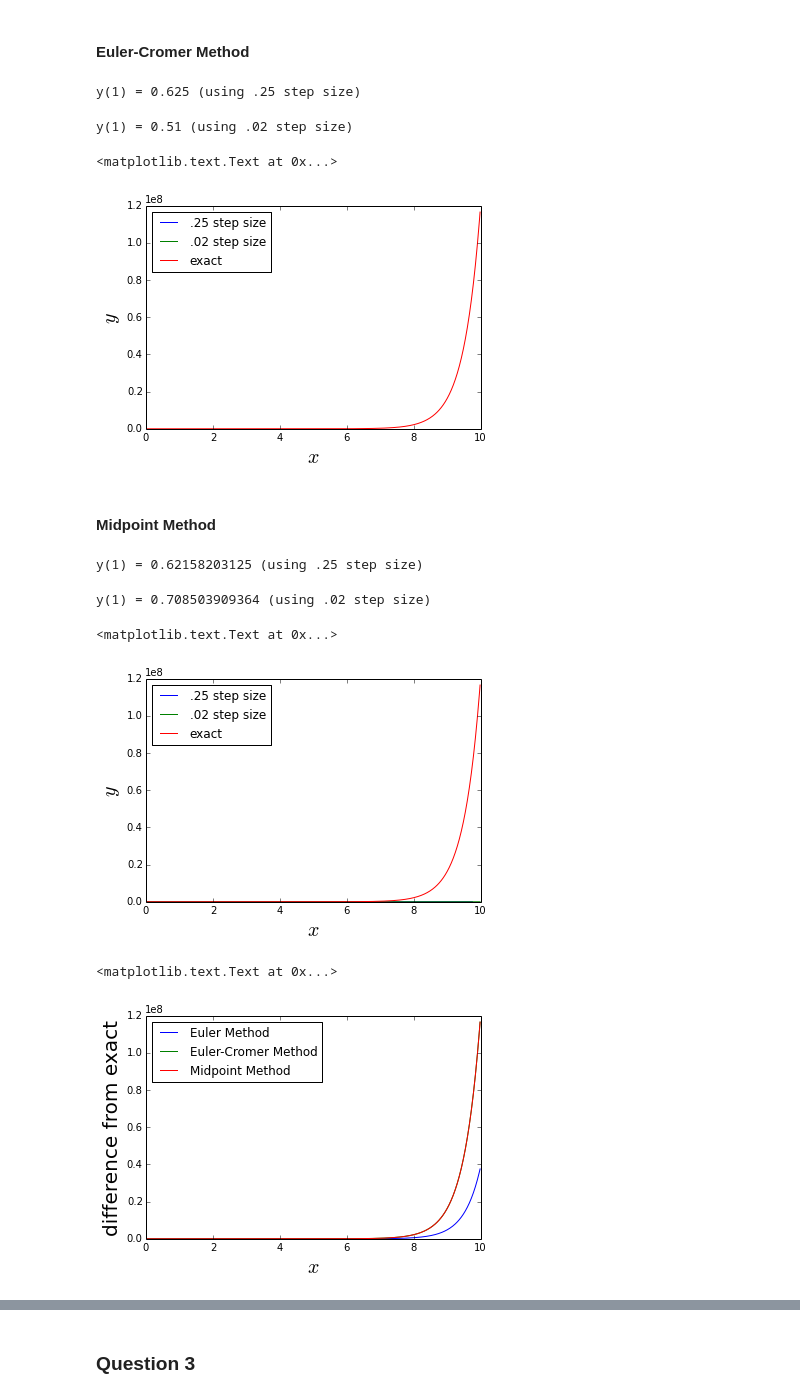
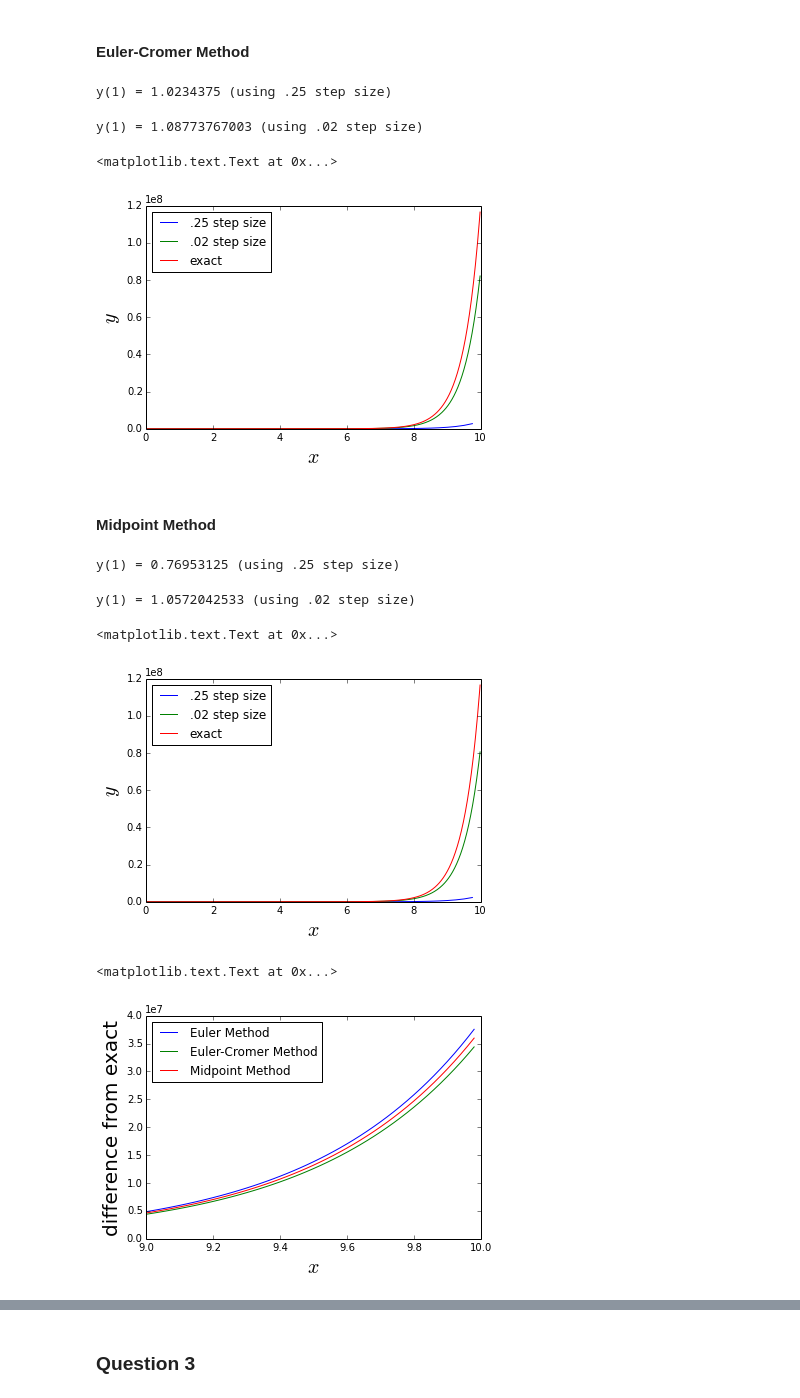
Before and after one commit to jparke08/PHYS202-S14, a Jupyter notebook: SciPy/ODEExercises.ipynb, the cells around one changed output, grey strips where cells are left out. Cells and saved outputs as stored; diff of their text form; code cells hidden in the pictures.

```diff
--- a/SciPy/ODEExercises.ipynb
+++ b/SciPy/ODEExercises.ipynb
@@ -240,12 +240,12 @@ y[0]=0.
 
 for i in range(len(x)-1):
     x[i+1] = x[i] + dx
-    y[i+1] = y[i] + dx*(x[i+1]+2*y[i+1])
+    y[i+1] = y[i] + dx*(x[i+1]+2*y[i])
 
 
 print "y(1) = " + str(y[x==1][0])+" (using .25 step size)"
 # %% [output]
-y(1) = 0.625 (using .25 step size)
+y(1) = 1.0234375 (using .25 step size)
 # %%
 xmax = 10
 dx = .02
@@ -258,12 +258,12 @@ y3[0]=0.
 
 for i in range(len(x3)-1):
     x3[i+1] = x3[i] + dx
-    y3[i+1] = y3[i] + dx*(x3[i+1]+2*y3[i+1])
+    y3[i+1] = y3[i] + dx*(x3[i+1]+2*y3[i])
 
 mask = (x3 <1.01) & (x3>.99)
 print "y(1) = " + str(y3[mask][0])+" (using .02 step size)"
 # %% [output]
-y(1) = 0.51 (using .02 step size)
+y(1) = 1.08773767003 (using .02 step size)
 # %%
 y_exact = .25*np.exp(2*x2)-.5*x2-.25
 plt.plot(x,y,label='.25 step size')
@@ -274,7 +274,7 @@ plt.ylabel(r'$y$',fontsize=20)
 plt.xlabel(r'$x$',fontsize=20)
 # %% [output]
 <matplotlib.text.Text at 0x...>
-[figure, old version]
+[figure, new version]
 # %% [markdown]
 #### Midpoint Method
 # %%
@@ -289,12 +289,12 @@ y[0]=0.
 
 for i in range(len(x)-1):
     x[i+1] = x[i] + dx
-    y[i+1] = y[i] + dx*.5*((x[i+1]+2*y[i+1])+(x[i]+2*y[i]))
+    y[i+1] = y[i] + dx*.5*((x[i+1]+2*y[i])+(x[i]+2*y[i]))
 
 
 print "y(1) = " + str(y[x==1][0])+" (using .25 step size)"
 # %% [output]
-y(1) = 0.62158203125 (using .25 step size)
+y(1) = 0.76953125 (using .25 step size)
 # %%
 xmax = 10
 dx = .02
@@ -307,12 +307,12 @@ y4[0]=0.
 
 for i in range(len(x4)-1):
     x4[i+1] = x4[i] + dx
-    y4[i+1] = y4[i] + dx*.5*((x4[i]+2*y4[i])+(x4[i+1]+2*y4[i+1]))
+    y4[i+1] = y4[i] + dx*.5*((x4[i]+2*y4[i])+(x4[i+1]+2*y4[i]))
 
 mask = (x4 <1.01) & (x4>.99)
 print "y(1) = " + str(y4[mask][0])+" (using .02 step size)"
 # %% [output]
-y(1) = 0.708503909364 (using .02 step size)
+y(1) = 1.0572042533 (using .02 step size)
 # %%
 y_exact = .25*np.exp(2*x2)-.5*x2-.25
 plt.plot(x,y,label='.25 step size')
@@ -323,18 +323,19 @@ plt.ylabel(r'$y$',fontsize=20)
 plt.xlabel(r'$x$',fontsize=20)
 # %% [output]
 <matplotlib.text.Text at 0x...>
-[figure, old version]
+[figure, new version]
 # %%
 diff1 = abs(y_exact - y2)
 diff2 = abs(y_exact - y3)
 diff3 = abs(y_exact - y4)
 plt.plot(x2,diff1,label='Euler Method')
 plt.plot(x2,diff2,label='Euler-Cromer Method')
 plt.plot(x2,diff3,label='Midpoint Method')
 plt.legend(loc='best')
+plt.xlim(9,10)
 plt.ylabel(r'difference from exact',fontsize=20)
 plt.xlabel(r'$x$',fontsize=20)
 # %% [output]
 <matplotlib.text.Text at 0x...>
-[figure, old version]
+[figure, new version]
 # %% [markdown]
```
Also changed, not shown: parts of 12 cells of this notebook, 2 other files.
